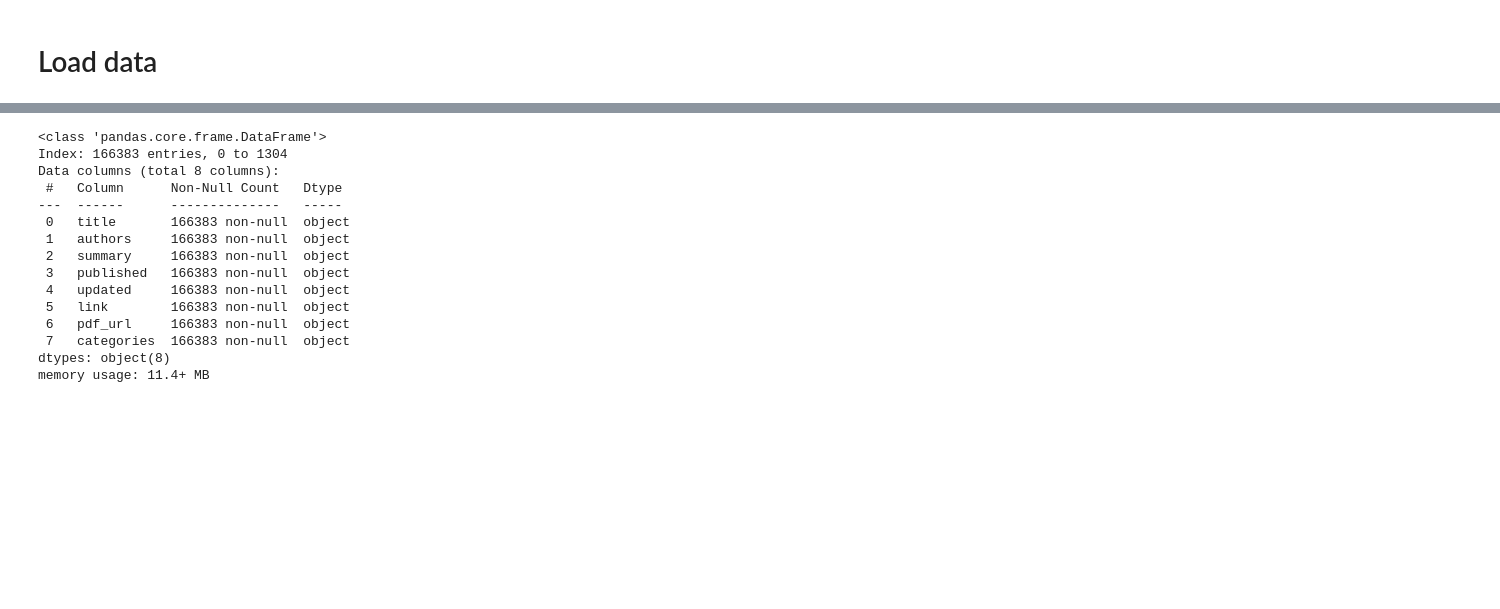
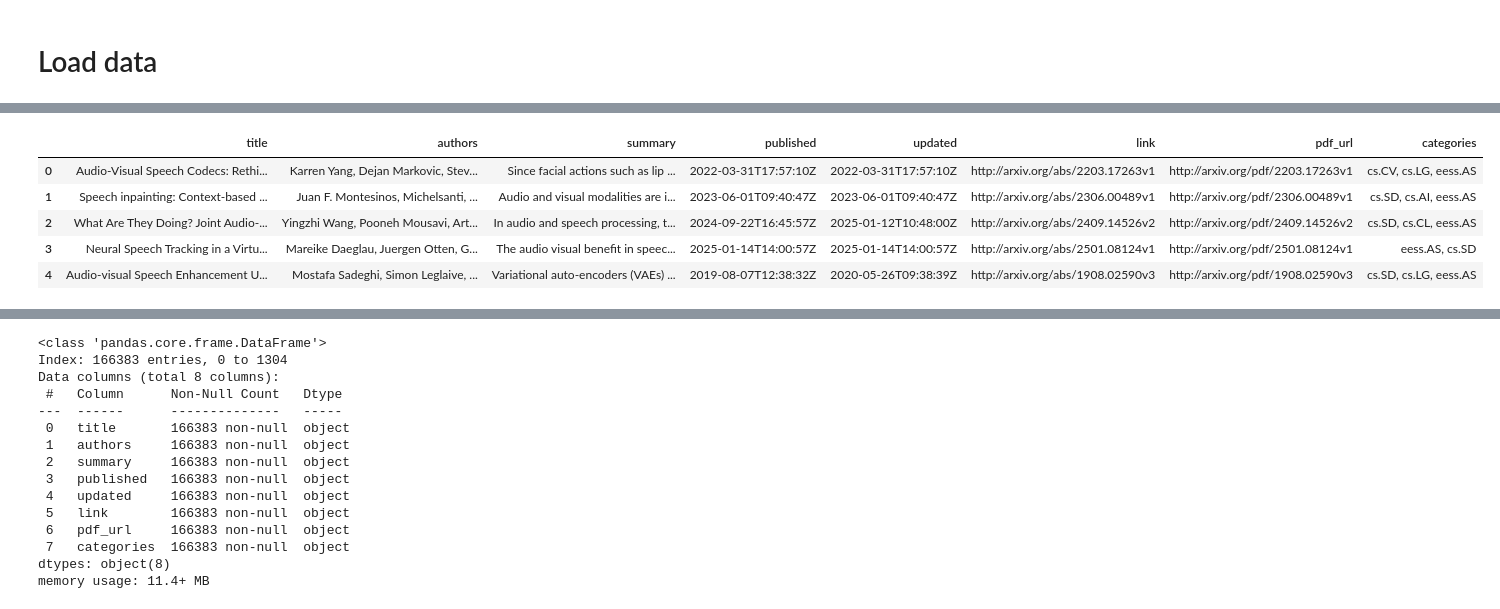
Before and after one commit to maisielam/Research-Article-Classification, a Jupyter notebook: preprocess/Preprocess.ipynb, the cells around one changed output, grey strips where cells are left out. Cells and saved outputs as stored; diff of their text form; code cells hidden in the pictures; blank space fills up the shorter version.

```diff
--- a/preprocess/Preprocess.ipynb
+++ b/preprocess/Preprocess.ipynb
@@ -1274,0 +1198,11 @@ data_video.head()
+# %%
+path_EESS_5= "./Project/data/EESS_5.csv"
+data_EESS_5 =  pd.read_csv(path_EESS_5)
+data_EESS_5.head()
+# %% [output]
+|  | title | authors | summary | published | updated | link | pdf_url | categories |
+| 0 | Audio-Visual Speech Codecs: Rethi... | Karren Yang, Dejan Markovic, Stev... | Since facial actions such as lip ... | 2022-03-31T17:57:10Z | 2022-03-31T17:57:10Z | http://arxiv.org/abs/2203.17263v1 | http://arxiv.org/pdf/2203.17263v1 | cs.CV, cs.LG, eess.AS |
+| 1 | Speech inpainting: Context-based ... | Juan F. Montesinos, Michelsanti, ... | Audio and visual modalities are i... | 2023-06-01T09:40:47Z | 2023-06-01T09:40:47Z | http://arxiv.org/abs/2306.00489v1 | http://arxiv.org/pdf/2306.00489v1 | cs.SD, cs.AI, eess.AS |
+| 2 | What Are They Doing? Joint Audio-... | Yingzhi Wang, Pooneh Mousavi, Art... | In audio and speech processing, t... | 2024-09-22T16:45:57Z | 2025-01-12T10:48:00Z | http://arxiv.org/abs/2409.14526v2 | http://arxiv.org/pdf/2409.14526v2 | cs.SD, cs.CL, eess.AS |
+| 3 | Neural Speech Tracking in a Virtu... | Mareike Daeglau, Juergen Otten, G... | The audio visual benefit in speec... | 2025-01-14T14:00:57Z | 2025-01-14T14:00:57Z | http://arxiv.org/abs/2501.08124v1 | http://arxiv.org/pdf/2501.08124v1 | eess.AS, cs.SD |
+| 4 | Audio-visual Speech Enhancement U... | Mostafa Sadeghi, Simon Leglaive, ... | Variational auto-encoders (VAEs) ... | 2019-08-07T12:38:32Z | 2020-05-26T09:38:39Z | http://arxiv.org/abs/1908.02590v3 | http://arxiv.org/pdf/1908.02590v3 | cs.SD, cs.LG, eess.AS |
```
Also changed, not shown: parts of 67 cells of this notebook.
